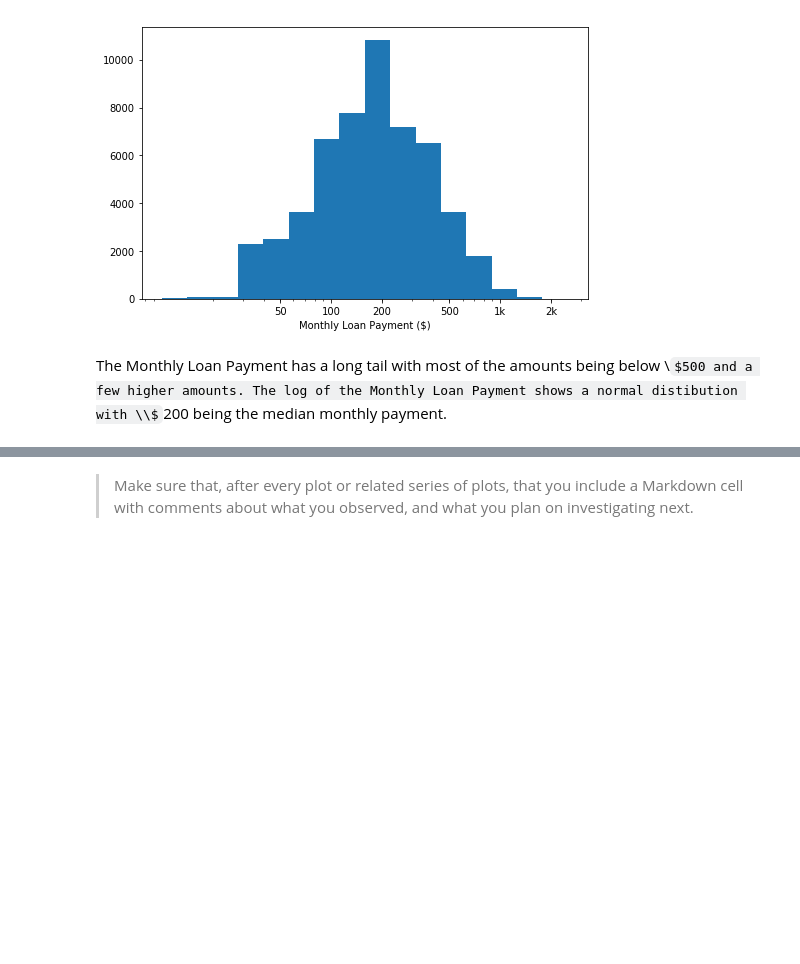
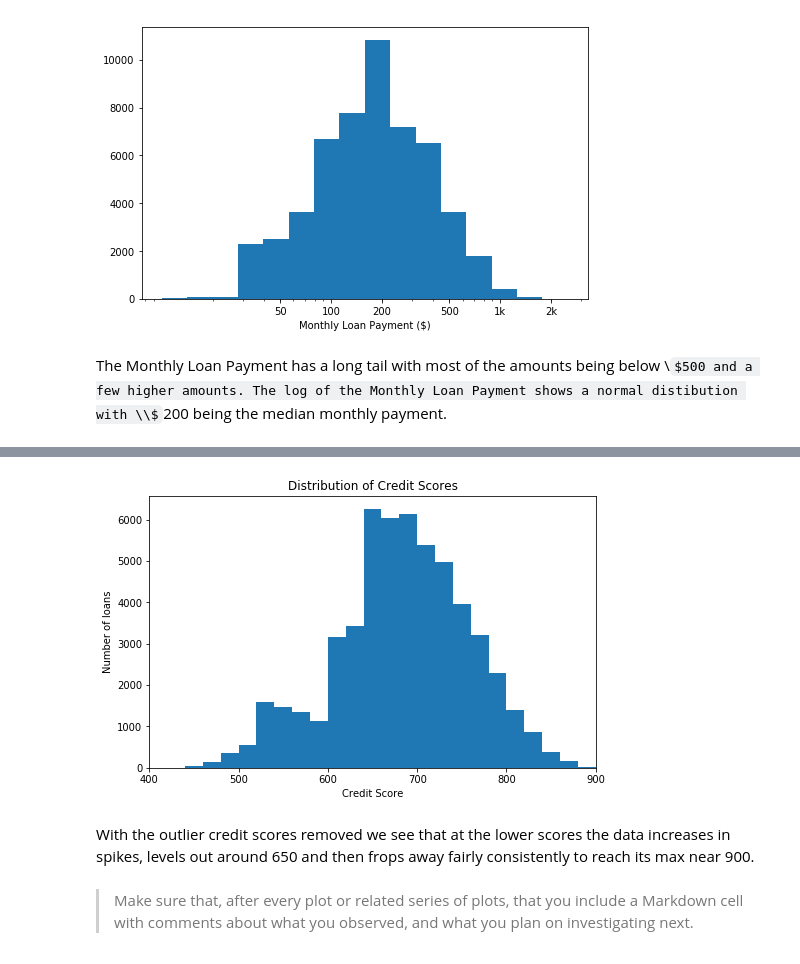
Before and after one commit to Jeffro80/DAND_Communicate_Findings, a Jupyter notebook: exploration-WORKING.ipynb, the cells around one changed output, grey strips where cells are left out. Saved outputs shown, nothing was run; the diff lists cells and outputs as text; code cells hidden in the pictures; some formulas as TeX source; blank space fills up the shorter version.

```diff
--- a/exploration-WORKING.ipynb
+++ b/exploration-WORKING.ipynb
@@ -490,3 +511,21 @@ The Monthly Loan Payment has a long tail with most of the amounts being below \\
+# %%
+loans = loans.loc[-zero_score,:]
+
+# Plot revised CreditScore column
+binsize = 20
+bins = np.arange(0, loans['CreditScore'].max()+binsize, binsize)
+
+plt.figure(figsize=[8, 5])
+plt.hist(data = loans, x = 'CreditScore', bins = bins)
+plt.xlabel('Credit Score')
+plt.ylabel('Number of loans')
+plt.title('Distribution of Credit Scores')
+plt.xlim(400,900)
+plt.show()
+# %% [output]
+[figure, added]
+# %% [markdown]
+With the outlier credit scores removed we see that at the lower scores the data increases in spikes, levels out around 650 and then frops away fairly consistently to reach its max near 900.
 # %% [markdown]
 > Make sure that, after every plot or related series of plots, that you
 include a Markdown cell with comments about what you observed, and what
```
Also changed, not shown: parts of 3 cells of this notebook.
